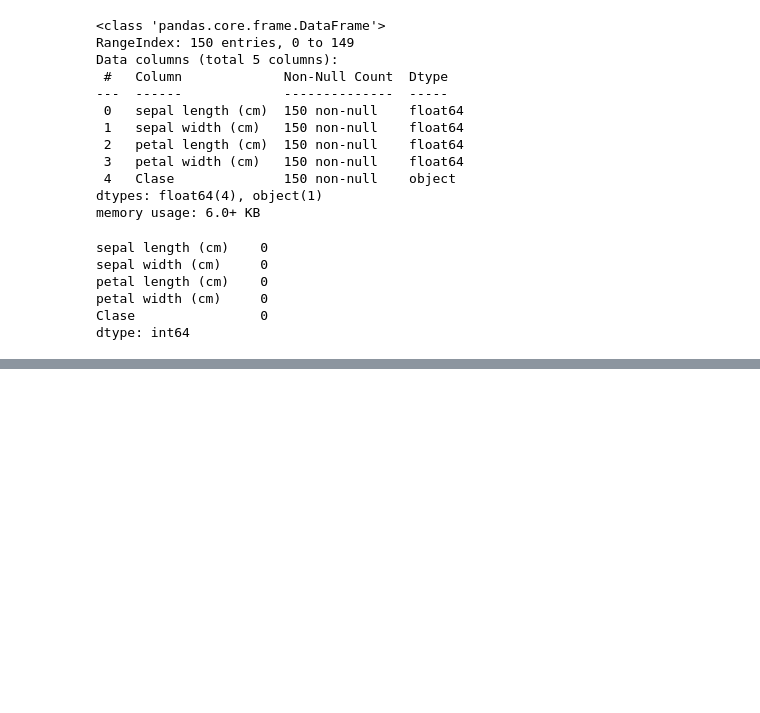
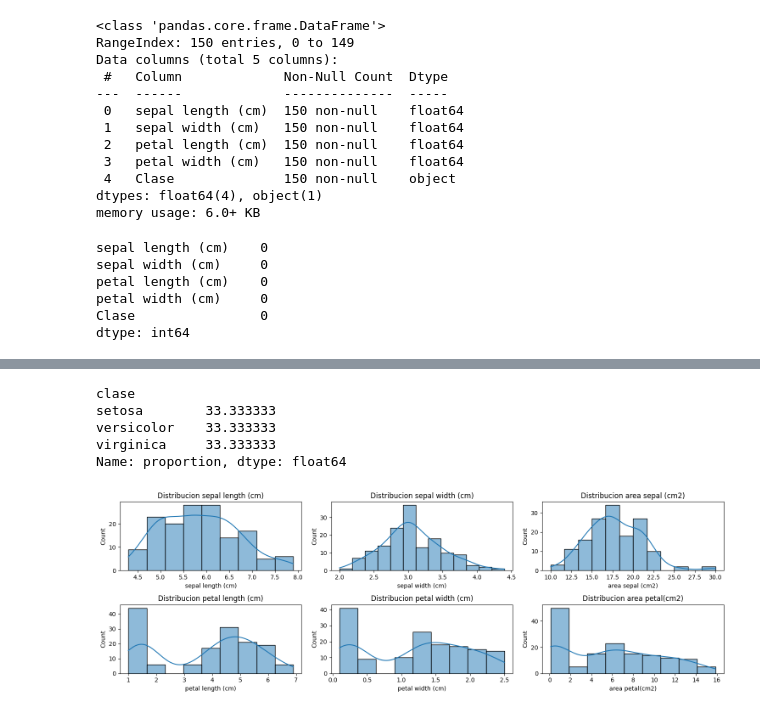
Before and after one commit to abdonrb/DS102024, a Jupyter notebook: 2-DataAnalysis/10-EDA/ANALISIS_IRIS.ipynb, the cells around one changed output, grey strips where cells are left out. Drawn from its saved outputs; the diff is of its cells as text; code cells hidden in the pictures; blank space fills up the shorter version.

```diff
--- a/2-DataAnalysis/10-EDA/ANALISIS_IRIS.ipynb
+++ b/2-DataAnalysis/10-EDA/ANALISIS_IRIS.ipynb
@@ -69,0 +98,4 @@ dtype: int64
+# %%
+clase = df['Clase']
+# %%
+df.pop('Clase')
@@ -69,0 +115,5 @@ dtype: int64
+# %%
+df['clase'] = clase
+# %%
+df = df[['sepal length (cm)','sepal width (cm)','area sepal (cm2)',
+         'petal length (cm)','petal width (cm)','area petal(cm2)','clase']]
@@ -69,0 +148,21 @@ dtype: int64
+# %%
+df['clase'].value_counts(normalize=True)*100
+# %% [output]
+clase
+setosa        33.333333
+versicolor    33.333333
+virginica     33.333333
+Name: proportion, dtype: float64
+# %%
+plt.figure(figsize=(15,5))
+
+for i, col in enumerate(df.select_dtypes(include='number')):
+    plt.subplot(2,3,i+1)
+    sns.histplot(data=df, x=col,kde=True)
+    plt.title(f'Distribucion {col}')
+
+
+plt.tight_layout()
+plt.show();
+# %% [output]
+[figure, added]
```
Also changed, not shown: parts of 10 cells of this notebook.
